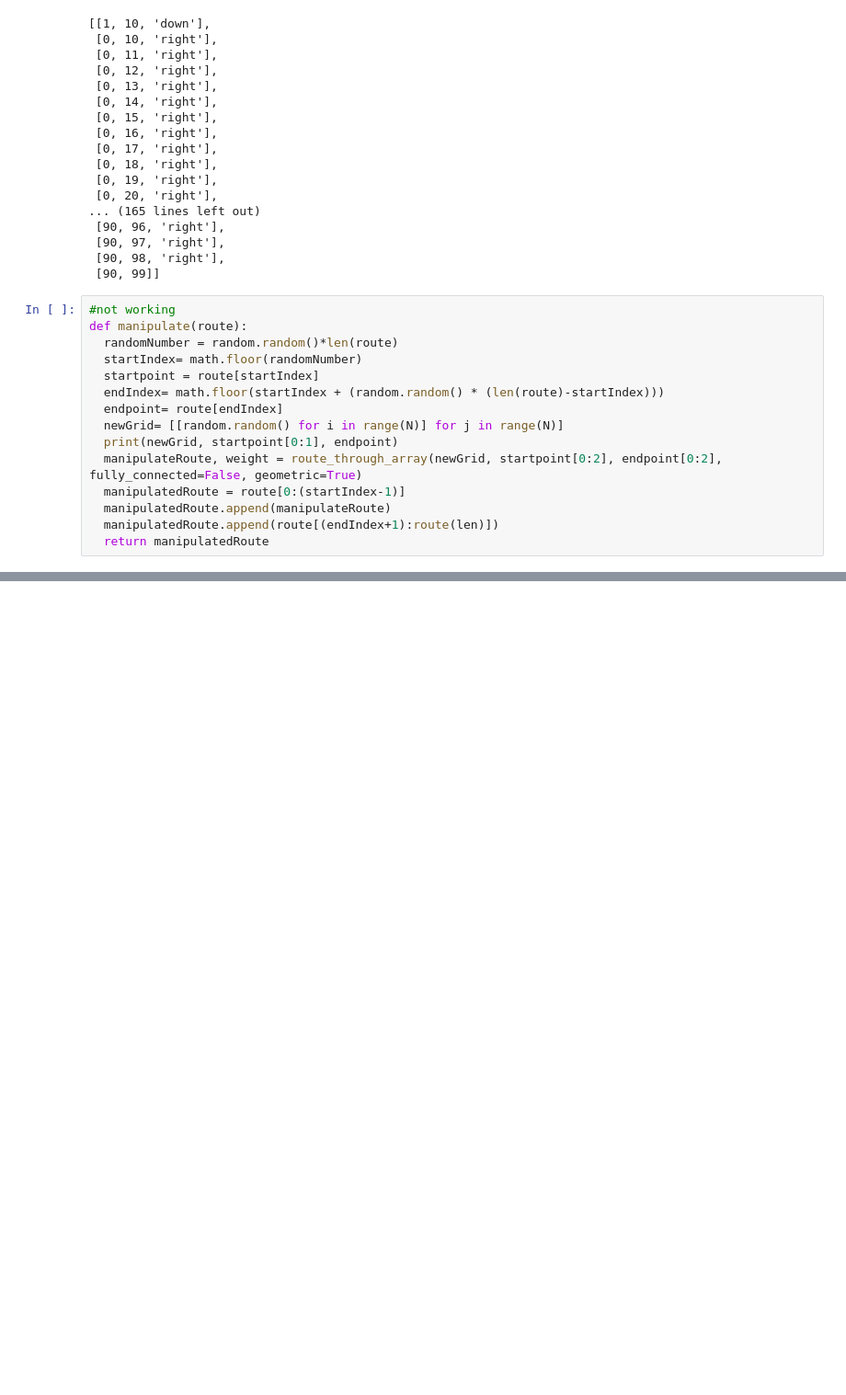
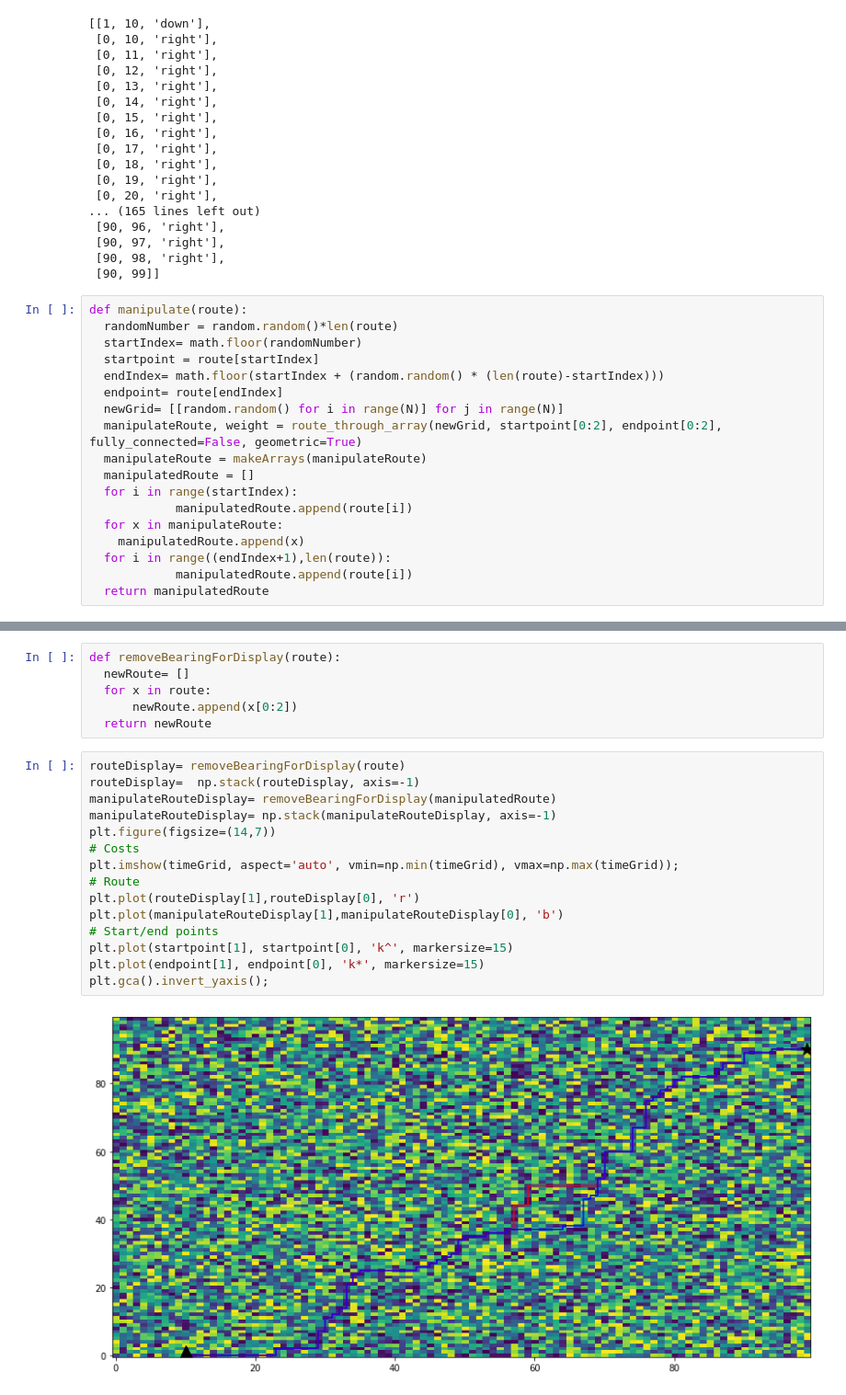
Before and after one commit to jsten07/cms_routing, a Jupyter notebook: firstCalculations.ipynb, the cells around one changed output, grey strips where cells are left out. Shown: that part at 92% size. Cells and saved outputs as stored; diff of their text form; blank space fills up the shorter version.

```diff
--- a/firstCalculations.ipynb
+++ b/firstCalculations.ipynb
@@ -137,7 +137,6 @@ route
  [90, 98, 'right'],
  [90, 99]]
 # %%
-#not working
 def manipulate(route):
   randomNumber = random.random()*len(route)
   startIndex= math.floor(randomNumber)
@@ -145,9 +144,13 @@ def manipulate(route):
   endIndex= math.floor(startIndex + (random.random() * (len(route)-startIndex)))
   endpoint= route[endIndex]
   newGrid= [[random.random() for i in range(N)] for j in range(N)]
-  print(newGrid, startpoint[0:1], endpoint)
   manipulateRoute, weight = route_through_array(newGrid, startpoint[0:2], endpoint[0:2], fully_connected=False, geometric=True)
-  manipulatedRoute = route[0:(startIndex-1)]
-  manipulatedRoute.append(manipulateRoute)
-  manipulatedRoute.append(route[(endIndex+1):route(len)])
+  manipulateRoute = makeArrays(manipulateRoute)
+  manipulatedRoute = []
+  for i in range(startIndex):
+            manipulatedRoute.append(route[i])
+  for x in manipulateRoute:
+    manipulatedRoute.append(x)
+  for i in range((endIndex+1),len(route)):
+            manipulatedRoute.append(route[i])
   return manipulatedRoute
@@ -159,0 +178,23 @@ TypeError: ignored
+# %%
+def removeBearingForDisplay(route):
+  newRoute= []
+  for x in route:
+      newRoute.append(x[0:2])
+  return newRoute
+# %%
+routeDisplay= removeBearingForDisplay(route)
+routeDisplay=  np.stack(routeDisplay, axis=-1)
+manipulateRouteDisplay= removeBearingForDisplay(manipulatedRoute)
+manipulateRouteDisplay= np.stack(manipulateRouteDisplay, axis=-1)
+plt.figure(figsize=(14,7))
+# Costs
+plt.imshow(timeGrid, aspect='auto', vmin=np.min(timeGrid), vmax=np.max(timeGrid));
+# Route
+plt.plot(routeDisplay[1],routeDisplay[0], 'r')
+plt.plot(manipulateRouteDisplay[1],manipulateRouteDisplay[0], 'b')
+# Start/end points
+plt.plot(startpoint[1], startpoint[0], 'k^', markersize=15)
+plt.plot(endpoint[1], endpoint[0], 'k*', markersize=15)
+plt.gca().invert_yaxis();
+# %% [output]
+[figure, added]
```
Also changed, not shown: parts of 13 cells of this notebook.
